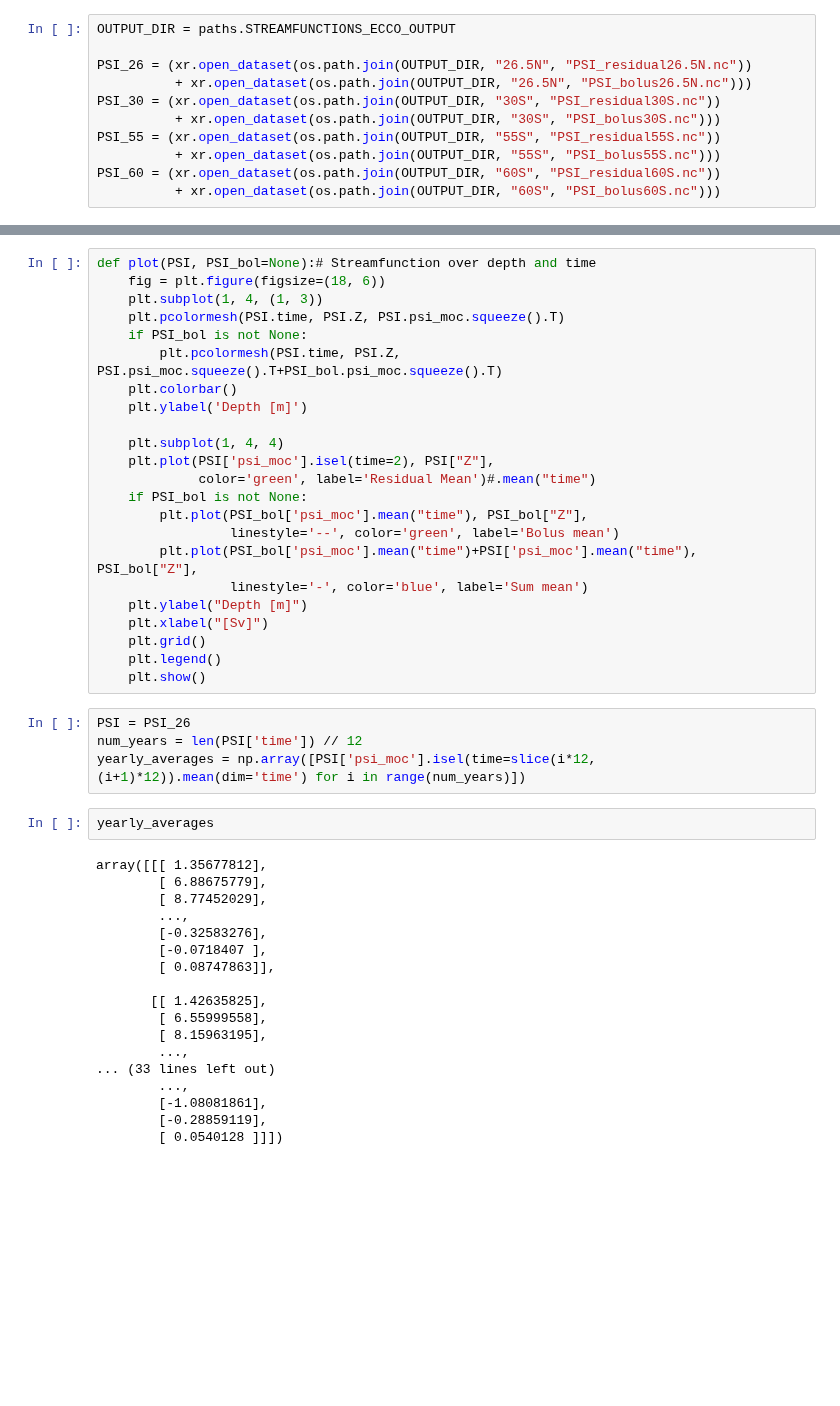
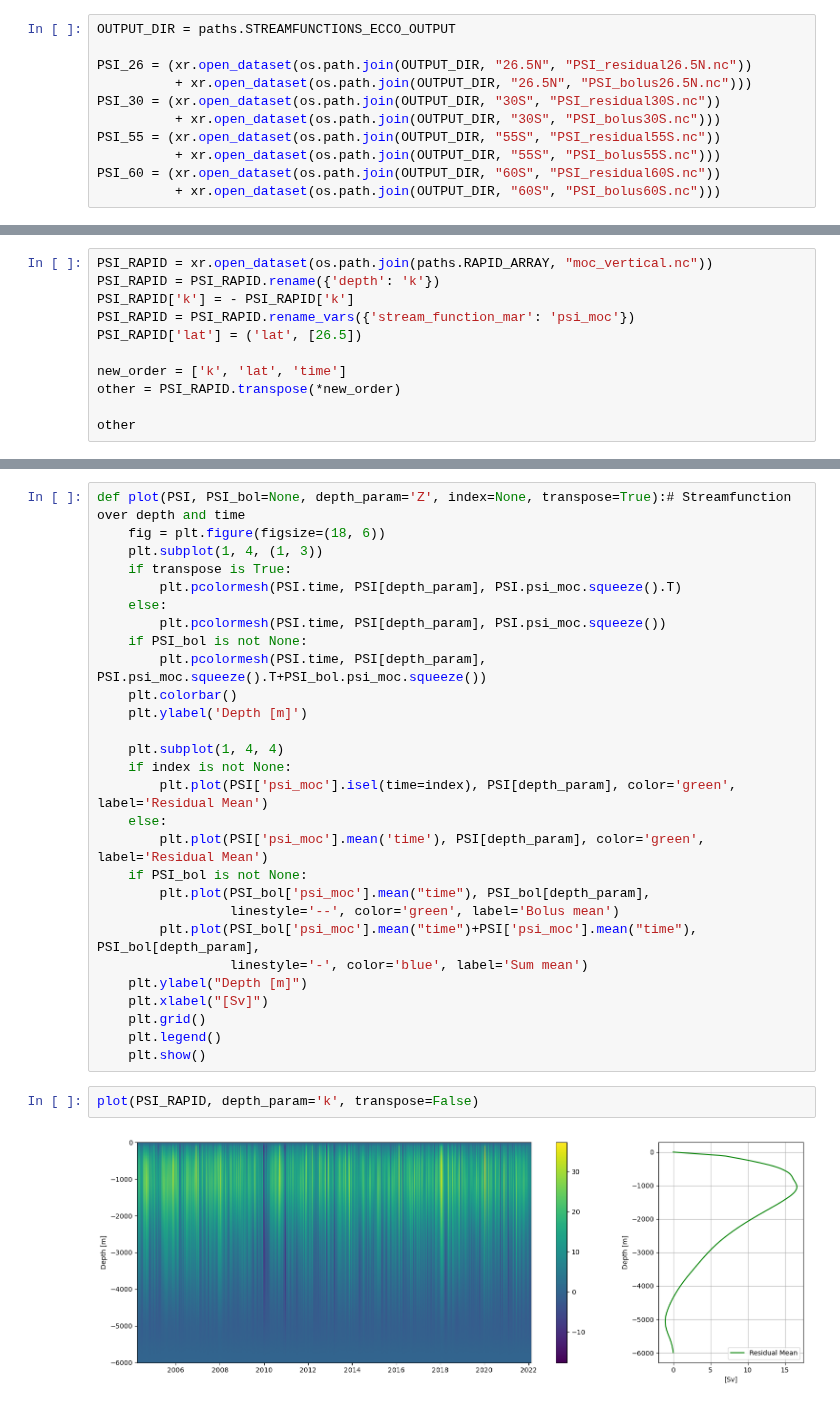
Before and after one commit to ai4er-cdt/OTP, a Jupyter notebook: streamfunction_ecco/bipolar_timeseries.ipynb, the cells around one changed output, grey strips where cells are left out. Saved outputs shown, nothing was run; the diff lists cells and outputs as text; blank space fills up the shorter version.

```diff
--- a/streamfunction_ecco/bipolar_timeseries.ipynb
+++ b/streamfunction_ecco/bipolar_timeseries.ipynb
@@ -53,0 +44,11 @@ PSI_60 = (xr.open_dataset(os.path.join(OUTPUT_DIR, "60S", "PSI_residual60S.nc"))
+# %%
+PSI_RAPID = xr.open_dataset(os.path.join(paths.RAPID_ARRAY, "moc_vertical.nc"))
+PSI_RAPID = PSI_RAPID.rename({'depth': 'k'})
+PSI_RAPID['k'] = - PSI_RAPID['k']
+PSI_RAPID = PSI_RAPID.rename_vars({'stream_function_mar': 'psi_moc'})
+PSI_RAPID['lat'] = ('lat', [26.5])
+
+new_order = ['k', 'lat', 'time']
+other = PSI_RAPID.transpose(*new_order)
+
+other
@@ -54,48 +74,33 @@ PSI_60 = (xr.open_dataset(os.path.join(OUTPUT_DIR, "60S", "PSI_residual60S.nc"))
 # %%
-def plot(PSI, PSI_bol=None):# Streamfunction over depth and time
+def plot(PSI, PSI_bol=None, depth_param='Z', index=None, transpose=True):# Streamfunction over depth and time
     fig = plt.figure(figsize=(18, 6))
     plt.subplot(1, 4, (1, 3))
-    plt.pcolormesh(PSI.time, PSI.Z, PSI.psi_moc.squeeze().T)
+    if transpose is True:
+        plt.pcolormesh(PSI.time, PSI[depth_param], PSI.psi_moc.squeeze().T)
+    else:
+        plt.pcolormesh(PSI.time, PSI[depth_param], PSI.psi_moc.squeeze())
     if PSI_bol is not None:
-        plt.pcolormesh(PSI.time, PSI.Z, PSI.psi_moc.squeeze().T+PSI_bol.psi_moc.squeeze().T)
+        plt.pcolormesh(PSI.time, PSI[depth_param], PSI.psi_moc.squeeze().T+PSI_bol.psi_moc.squeeze())
     plt.colorbar()
     plt.ylabel('Depth [m]')
 
     plt.subplot(1, 4, 4)
-    plt.plot(PSI['psi_moc'].isel(time=2), PSI["Z"],
-             color='green', label='Residual Mean')#.mean("time")
+    if index is not None:
+        plt.plot(PSI['psi_moc'].isel(time=index), PSI[depth_param], color='green', label='Residual Mean')
+    else:
+        plt.plot(PSI['psi_moc'].mean('time'), PSI[depth_param], color='green', label='Residual Mean')
     if PSI_bol is not None:
-        plt.plot(PSI_bol['psi_moc'].mean("time"), PSI_bol["Z"],
+        plt.plot(PSI_bol['psi_moc'].mean("time"), PSI_bol[depth_param],
                  linestyle='--', color='green', label='Bolus mean')
-        plt.plot(PSI_bol['psi_moc'].mean("time")+PSI['psi_moc'].mean("time"), PSI_bol["Z"],
+        plt.plot(PSI_bol['psi_moc'].mean("time")+PSI['psi_moc'].mean("time"), PSI_bol[depth_param],
                  linestyle='-', color='blue', label='Sum mean')
     plt.ylabel("Depth [m]")
     plt.xlabel("[Sv]")
     plt.grid()
     plt.legend()
     plt.show()
-# %%
-PSI = PSI_26
-num_years = len(PSI['time']) // 12
-yearly_averages = np.array([PSI['psi_moc'].isel(time=slice(i*12, (i+1)*12)).mean(dim='time') for i in range(num_years)])
-# %%
-yearly_averages
-# %% [output]
-array([[[ 1.35677812],
-        [ 6.88675779],
-        [ 8.77452029],
-        ...,
-        [-0.32583276],
-        [-0.0718407 ],
-        [ 0.08747863]],
-
-       [[ 1.42635825],
-        [ 6.55999558],
-        [ 8.15963195],
-        ...,
-... (33 lines left out)
-        ...,
-        [-1.08081861],
-        [-0.28859119],
-        [ 0.0540128 ]]])
+# %%
+plot(PSI_RAPID, depth_param='k', transpose=False)
+# %% [output]
+[figure, added]
 # %%
```
Also changed, not shown: parts of 22 cells of this notebook, 2 other files.
